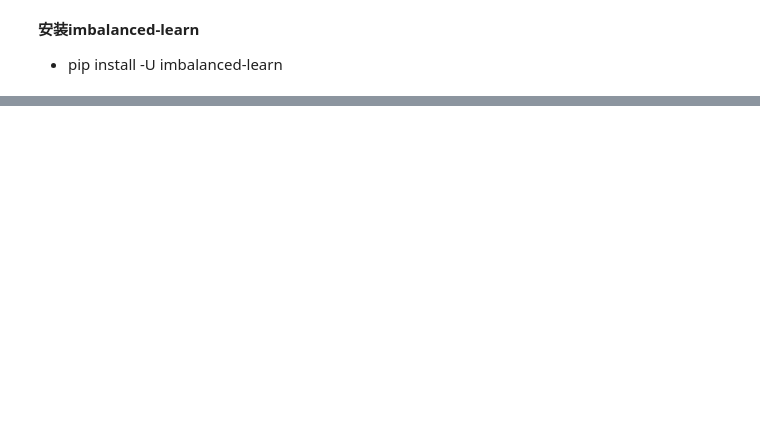
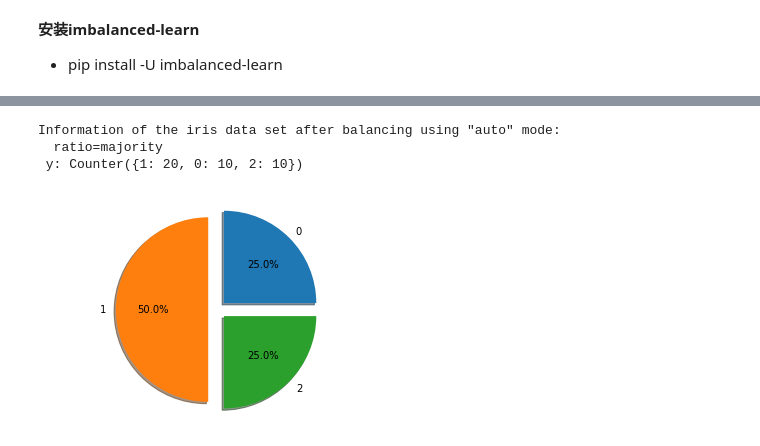
Before and after one commit to Huang-Renpeng/wanmen_newgame, a Jupyter notebook: 什么是好的模型结果.ipynb, the cells around one changed output, grey strips where cells are left out. Saved outputs shown, nothing was run; the diff lists cells and outputs as text; code cells hidden in the pictures; blank space fills up the shorter version.

```diff
--- a/什么是好的模型结果.ipynb
+++ b/什么是好的模型结果.ipynb
@@ -282,0 +336,12 @@ cross_entropy =  0.2932517527119438
+# %%
+ratio='majority'
+X_res,y_res = RandomUnderSampler(ratio=ratio,random_state=0).fit_sample(X,y)
+
+print('Information of the iris data set after balancing using "auto"'
+      ' mode: \n  ratio={}  \n y: {}'.format(ratio,Counter(y_res)))
+plot_pie(y_res)
+# %% [output]
+Information of the iris data set after balancing using "auto" mode:
+  ratio=majority
+ y: Counter({1: 20, 0: 10, 2: 10})
+[figure, added]
```
Also changed, not shown: parts of 17 cells of this notebook, 7 other files.
